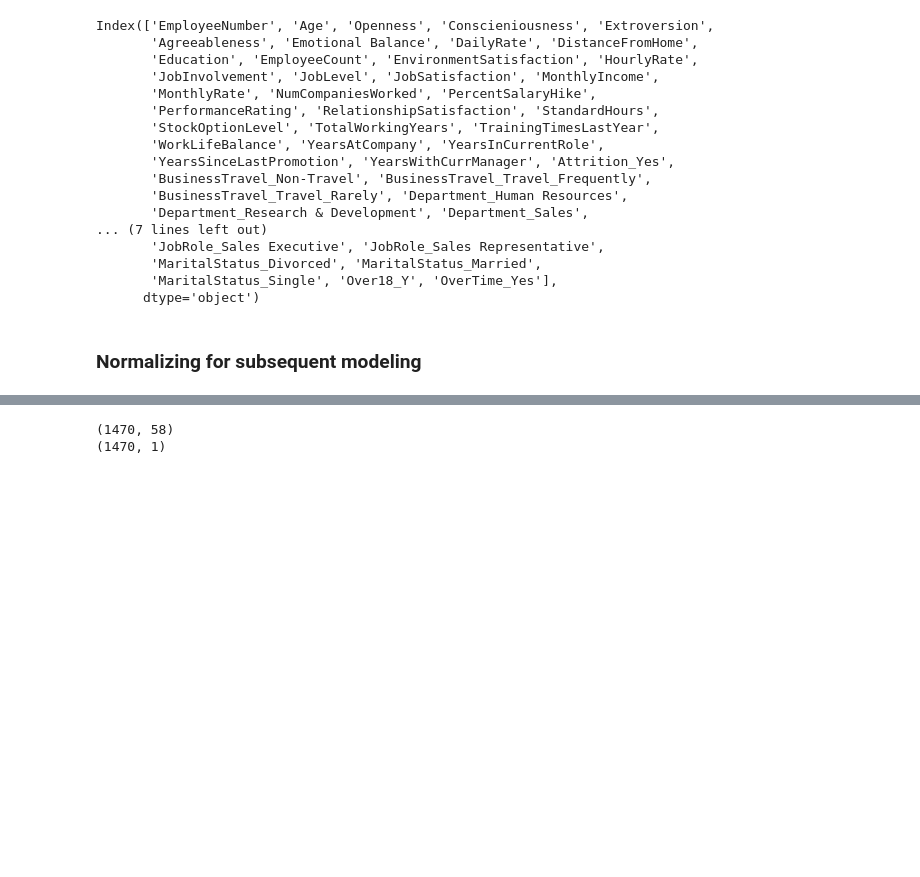
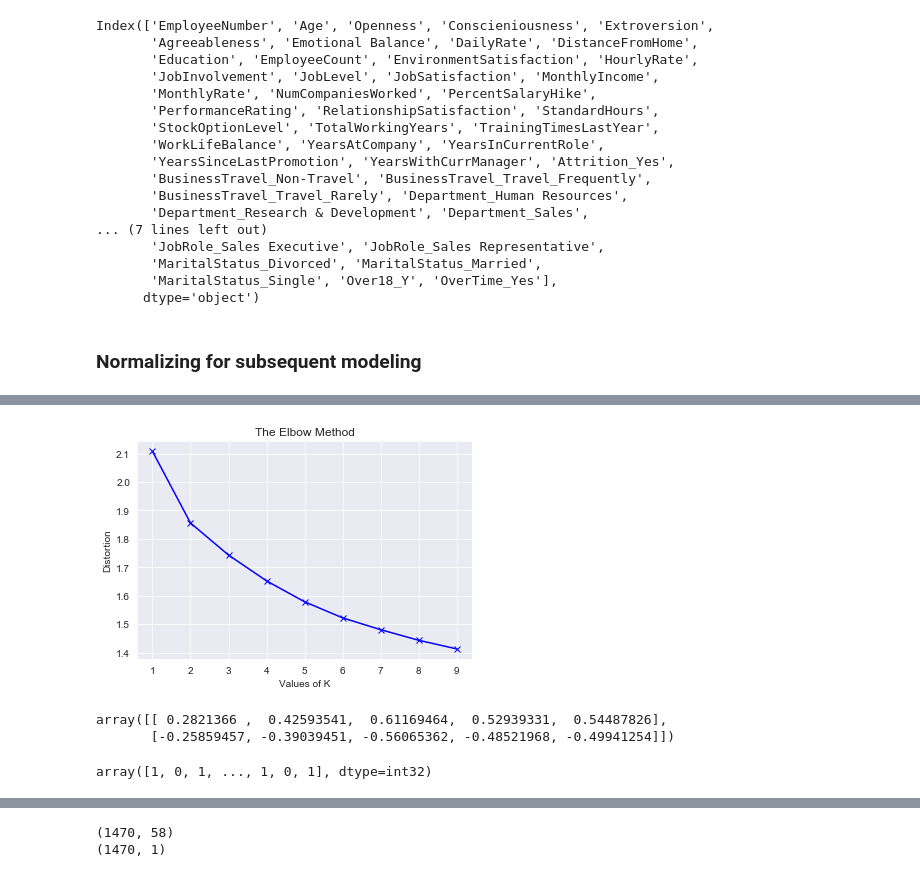
Before and after one commit to Vajrasamaya/Employee-Attrition-, a Jupyter notebook: Modeling_Predictors_of_Employee_Attrition.ipynb, the cells around one changed output, grey strips where cells are left out. Cells and saved outputs as stored; diff of their text form; code cells hidden in the pictures; blank space fills up the shorter version.

```diff
--- a/Modeling_Predictors_of_Employee_Attrition.ipynb
+++ b/Modeling_Predictors_of_Employee_Attrition.ipynb
@@ -114,0 +121,8 @@ from sklearn.preprocessing import StandardScaler
+# %%
+# Separating out the features
+x_psychometric = df_joined.loc[:, psychometrics].values
+# Separating out the target - There is no target in ustering
+# y = df_joined.loc[:,['Attrition_Yes']].values
+
+# Standardizing the features
+x_psychometric = StandardScaler().fit_transform(x_psychometric)
@@ -114,0 +164,25 @@ from sklearn.preprocessing import StandardScaler
+# %%
+plt.plot(K, distortions, 'bx-')
+plt.xlabel('Values of K')
+plt.ylabel('Distortion')
+plt.title('The Elbow Method')
+plt.show()
+# %% [output]
+[figure, added]
+# %%
+# Using 2 clusters
+kmeans_2 = KMeans(n_clusters=2).fit(x_psychometric)
+kmeans_2.labels_
+
+kmeans_2.predict(x_psychometric)
+
+second_k_cluster = kmeans_2.cluster_centers_
+second_k_cluster
+# %% [output]
+array([[ 0.2821366 ,  0.42593541,  0.61169464,  0.52939331,  0.54487826],
+       [-0.25859457, -0.39039451, -0.56065362, -0.48521968, -0.49941254]])
+# %%
+y_kmeans_2 = kmeans.predict(x_psychometric)
+y_kmeans_2
+# %% [output]
+array([1, 0, 1, ..., 1, 0, 1], dtype=int32)
```
Also changed, not shown: parts of 21 cells of this notebook.
